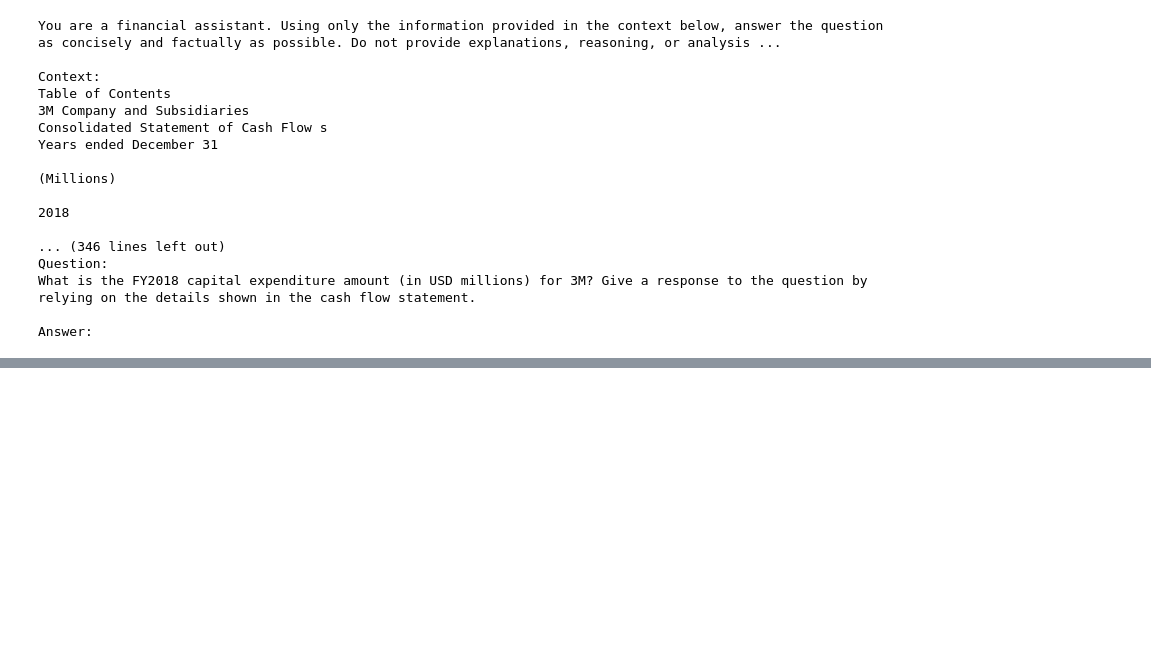
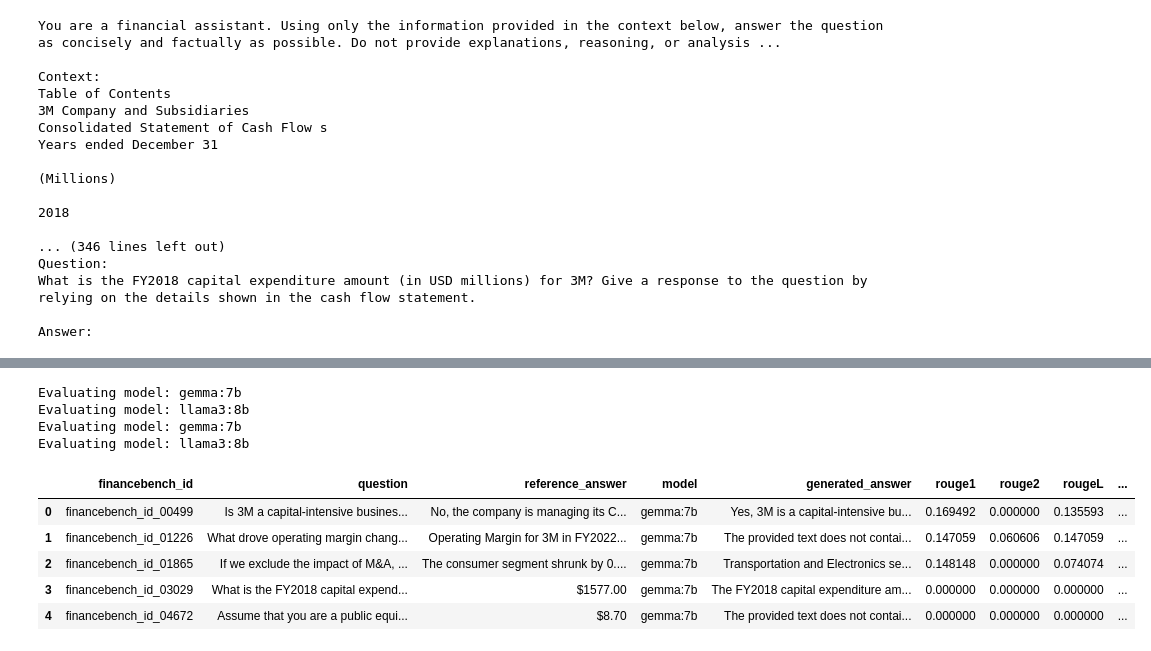
Before and after one commit to mkahe/finance-rag, a Jupyter notebook: labs/financebench_bm_llm_generation/main.ipynb, the cells around one changed output, grey strips where cells are left out. Drawn from its saved outputs; the diff is of its cells as text; code cells hidden in the pictures; blank space fills up the shorter version.

Commit message:
#4 Implement text similarity evaluation for benchmarking LLM answers

```diff
--- a/labs/financebench_bm_llm_generation/main.ipynb
+++ b/labs/financebench_bm_llm_generation/main.ipynb
@@ -129,7 +129,8 @@ Preview of normalized data:
 LLM_MODELS = [
     "llama3:8b",
     "gemma:7b",
-    "deepseek-r1:7b"
+    #"qwen3:8b"
+   #"deepseek-r1:7b"
 ]
 # %%
 # Step 3B: LangChain Ollama LLM Setup
@@ -321,0 +328,51 @@ display(pivot_df)
+# %%
+# Compute ROUGE & BLEU for All Models
+
+import evaluate
+
+# Initialize metrics
+rouge = evaluate.load("rouge")
+bleu = evaluate.load("bleu")
+
+eval_records = []
+
+# Identify model columns with cleaned answers
+model_clean_cols = [col for col in pivot_df.columns if col.endswith('_clean') and col != 'reference_answer_clean']
+
+for model_col in model_clean_cols:
+    model_name = model_col.replace('_clean', '')
+    print(f"Evaluating model: {model_name}")
+    for idx, row in pivot_df.iterrows():
+        reference = row['reference_answer_clean']
+        prediction = row[model_col]
+
+        # ROUGE returns a dict with all variants; BLEU returns a single float
+        rouge_scores = rouge.compute(predictions=[prediction], references=[reference])
+        bleu_score = bleu.compute(predictions=[prediction], references=[reference])['bleu']
+
+        eval_records.append({
+            'financebench_id': row['financebench_id'],
+            'question': row['question'],
+            'reference_answer': row['reference_answer'],
+            'model': model_name,
+            'generated_answer': row[model_name],  # original, uncleaned
+            'rouge1': rouge_scores['rouge1'],
+            'rouge2': rouge_scores['rouge2'],
+            'rougeL': rouge_scores['rougeL'],
+            'bleu': bleu_score
+        })
+
+# Results as DataFrame
+eval_df = pd.DataFrame(eval_records)
+display(eval_df.head())
+# %% [output]
+Evaluating model: gemma:7b
+Evaluating model: llama3:8b
+Evaluating model: gemma:7b
+Evaluating model: llama3:8b
+|  | financebench_id | question | reference_answer | model | generated_answer | rouge1 | rouge2 | rougeL | ... |
+| 0 | financebench_id_00499 | Is 3M a capital-intensive busines... | No, the company is managing its C... | gemma:7b | Yes, 3M is a capital-intensive bu... | 0.169492 | 0.000000 | 0.135593 | ... |
+| 1 | financebench_id_01226 | What drove operating margin chang... | Operating Margin for 3M in FY2022... | gemma:7b | The provided text does not contai... | 0.147059 | 0.060606 | 0.147059 | ... |
+| 2 | financebench_id_01865 | If we exclude the impact of M&A, ... | The consumer segment shrunk by 0.... | gemma:7b | Transportation and Electronics se... | 0.148148 | 0.000000 | 0.074074 | ... |
+| 3 | financebench_id_03029 | What is the FY2018 capital expend... | $1577.00 | gemma:7b | The FY2018 capital expenditure am... | 0.000000 | 0.000000 | 0.000000 | ... |
+| 4 | financebench_id_04672 | Assume that you are a public equi... | $8.70 | gemma:7b | The provided text does not contai... | 0.000000 | 0.000000 | 0.000000 | ... |
```
Also changed, not shown: parts of 7 cells of this notebook, 4 other files.
